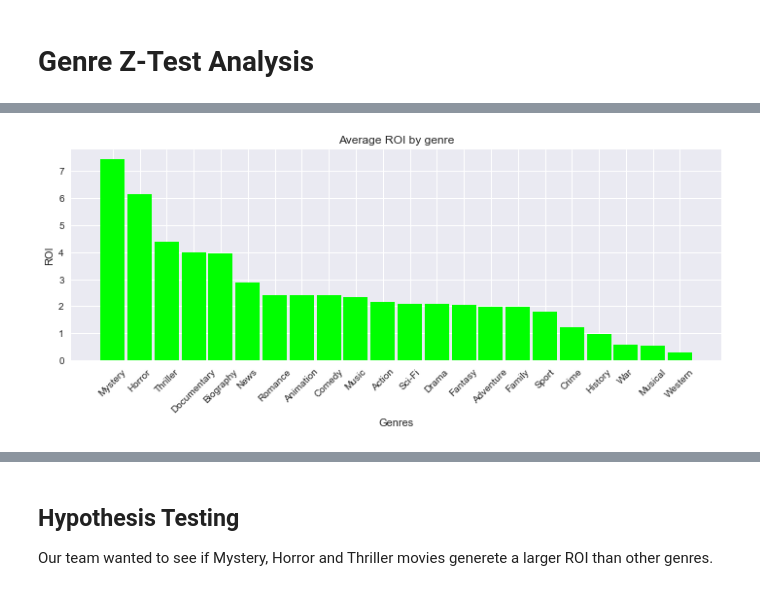
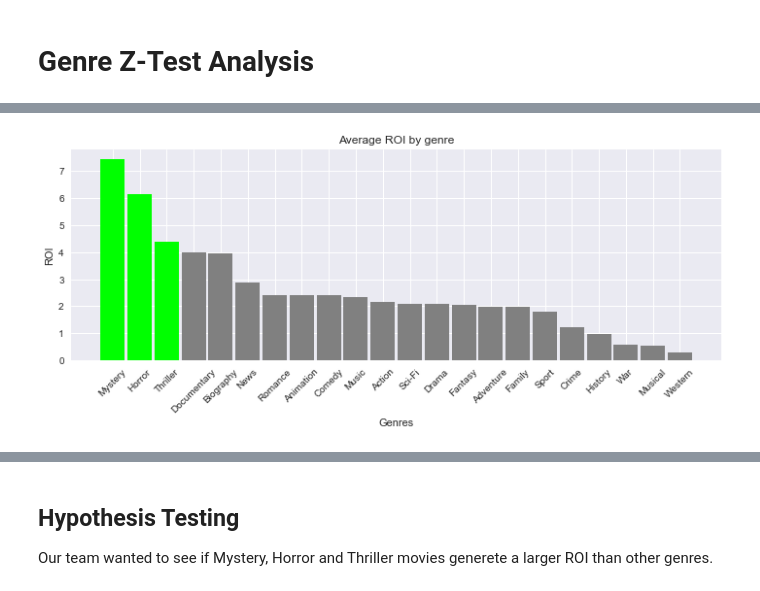
Before and after one commit to hixtape1212/Group6Consulting_CapstoneRepo, a Jupyter notebook: Group6-MovieAnalysis.ipynb, the cells around one changed output, grey strips where cells are left out. Drawn from its saved outputs; the diff is of its cells as text; code cells hidden in the pictures.

```diff
--- a/Group6-MovieAnalysis.ipynb
+++ b/Group6-MovieAnalysis.ipynb
@@ -197,21 +206,24 @@ plt.show()
 # %%
 #Roi Average profits.
+
 roi_avg=[]
 for i in range(len(genres)):
     roi = df['genres'].astype(str).str.contains(genres[i], regex = True, na = False)
     roi_avg.append(df['roi'][roi].mean())
 #print(roi_avg)
-roi_avg, genres = zip(*sorted(zip(roi_avg, genres), reverse=True))  # reverse sort data on 'wwg_avg'
+roi_avg, genres = zip(*sorted(zip(roi_avg, genres), reverse=True))
 c = range(len(roi_avg))
 
 #creating the bar plot
+clrs = ['grey' if (x < wwg_avg[2]) else 'lime' for x in wwg_avg ]
 fig = plt.figure(figsize = (12, 4))
 ax = fig.add_subplot(111)
-ax.bar(c, roi_avg, color='lime' ,width = 0.9)
+
+ax.bar(c, roi_avg, color=clrs ,width = 0.9)
 plt.xticks(c, genres, rotation=45)
 plt.xlabel("Genres")
 plt.ylabel("ROI")
 plt.title("Average ROI by genre")
 plt.show()
 # %% [output]
-[figure, old version]
+[figure, new version]
```
Also changed, not shown: parts of 4 cells of this notebook.
